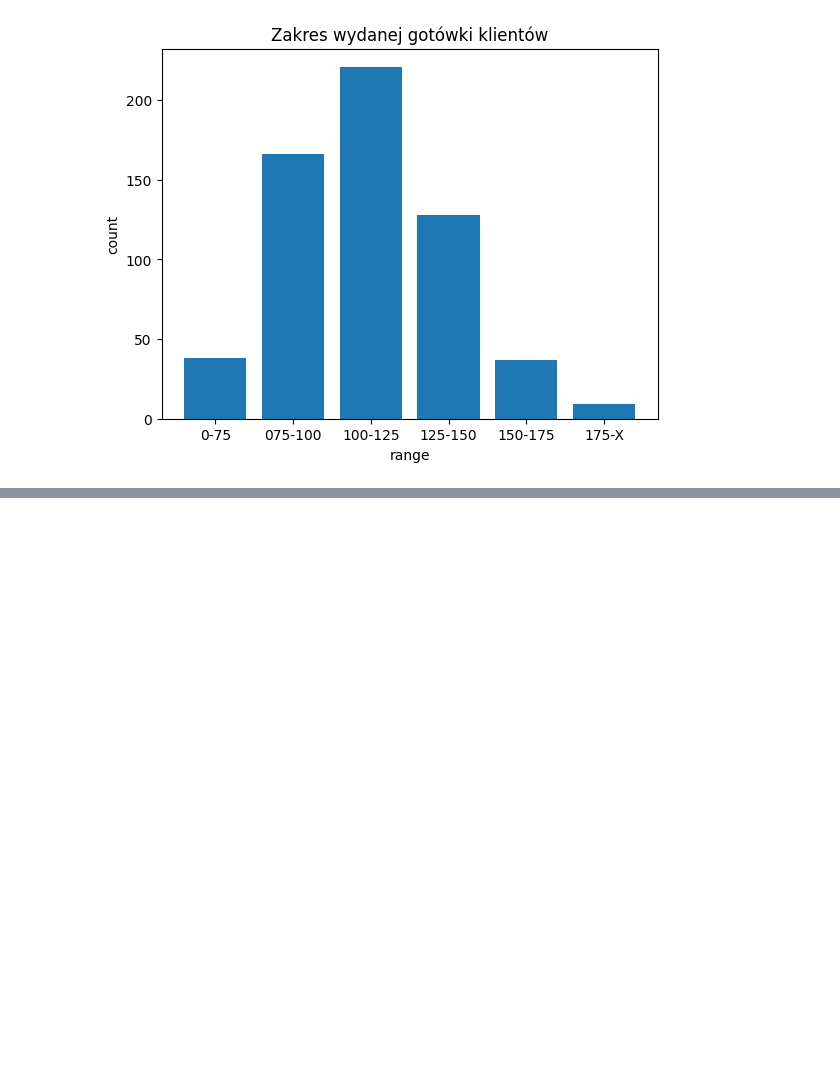
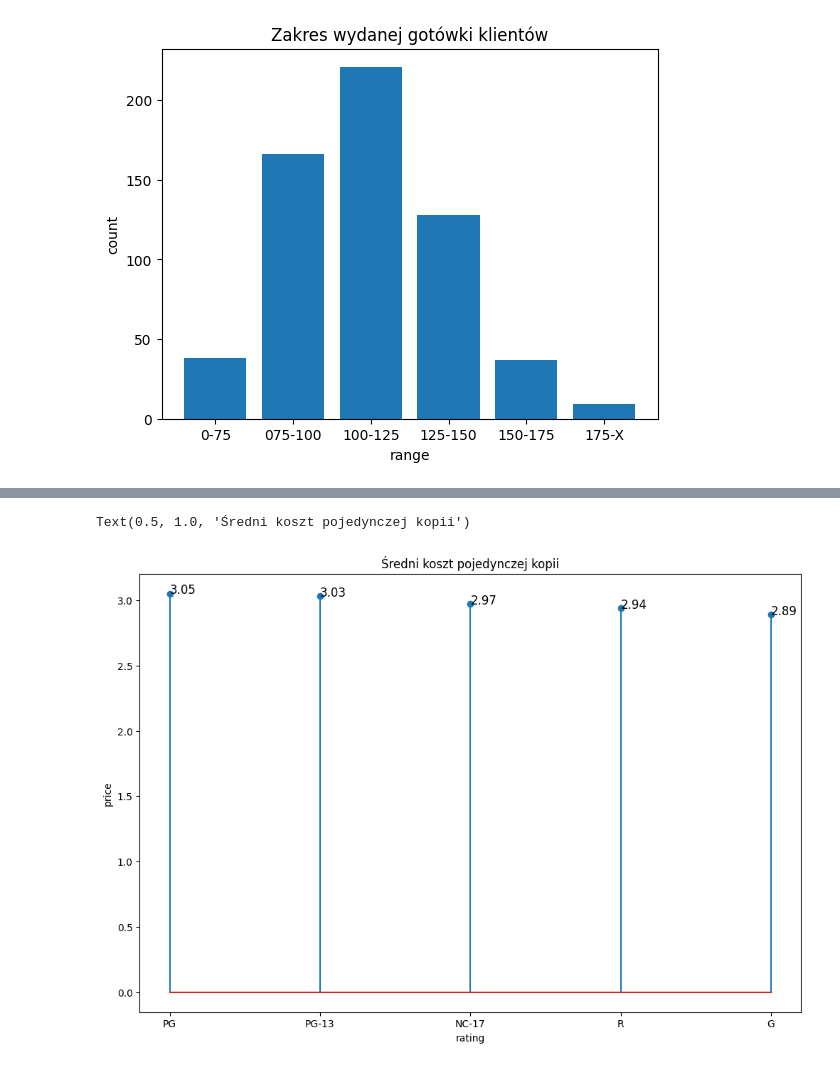
Before and after one commit to Popsonikk/filmoteka, a Jupyter notebook: Filmoteka.ipynb, the cells around one changed output, grey strips where cells are left out. Drawn from its saved outputs; the diff is of its cells as text; code cells hidden in the pictures; blank space fills up the shorter version.

Commit message:
python sprzedaż rating

```diff
--- a/Filmoteka.ipynb
+++ b/Filmoteka.ipynb
@@ -129,3 +129,6 @@ plt.title("Zakres wydanej gotówki klientów")
 # %% [output]
 Text(0.5, 1.0, 'Zakres wydanej gotówki klientów')
 [figure]
+# %%
+data=pd.read_csv("average_cost_by_unit",sep=",",skiprows=1,names=["avg","category"])
+data
@@ -131,0 +142,11 @@ Text(0.5, 1.0, 'Zakres wydanej gotówki klientów')
+# %%
+fig, ax = plt.subplots(figsize=(12,8))
+ax.stem(data['category'], data['avg'])
+for index in range(len(data['avg'])):
+  ax.text(data['category'][index], data['avg'][index], data['avg'][index], size=12)
+ax.set_xlabel("rating")
+ax.set_ylabel("price")
+ax.set_title("Średni koszt pojedynczej kopii")
+# %% [output]
+Text(0.5, 1.0, 'Średni koszt pojedynczej kopii')
+[figure, added]
```
Also changed, not shown: parts of 5 cells of this notebook.
